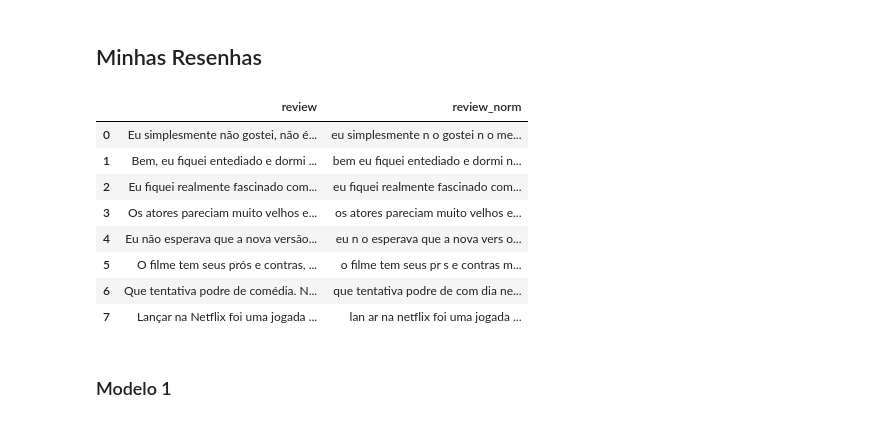
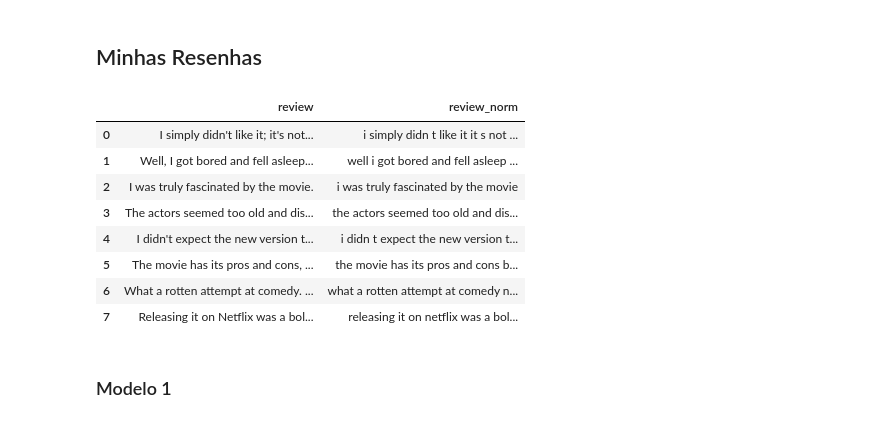
Before and after one commit to Angelaidt/Sprint-14-Film-Junky-Union, a Jupyter notebook: notebook_sprint_14.ipynb, the cells around one changed output. Drawn from its saved outputs; the diff is of its cells as text; code cells hidden in the pictures.

```diff
--- a/notebook_sprint_14.ipynb
+++ b/notebook_sprint_14.ipynb
@@ -645,33 +638,35 @@ ROC AUC     1.0  0.74
 [figure]
 # %% [markdown]
 ## Minhas Resenhas
-# %%
-# sinta-se à vontade para remover completamente essas resenhas e experimentar seus modelos nas suas próprias resenhas, as abaixo são apenas exemplos
-
-my_reviews = pd.DataFrame([
-    'Eu simplesmente não gostei, não é meu tipo de filme.',
-    'Bem, eu fiquei entediado e dormi no meio do filme.',
-    'Eu fiquei realmente fascinado com o filme',
-    'Os atores pareciam muito velhos e desinteressados, e mesmo assim foram pagos para participar do filme. Que roubo de dinheiro sem vergonha.',
-    'Eu não esperava que a nova versão fosse tão boa! Os escritores realmente se importaram com o material original',
-    'O filme tem seus prós e contras, mas eu sinto que em geral é um filme decente. Eu posso me imaginar indo assistir novamente.',
-    'Que tentativa podre de comédia. Nem uma única piada cai, todo mundo age de forma irritante e barulhenta, nem crianças não vão gostar disso!',
-    'Lançar na Netflix foi uma jogada corajosa e eu realmente aprecio ser capaz de assistir episódio após episódio, deste emocionante e inteligente novo drama.'
-], columns=['review'])
-
-my_reviews['review_norm'] = my_reviews['review'].apply(normalize_text)
-
-my_reviews
-# %% [output]
-|  | review | review_norm |
-| 0 | Eu simplesmente não gostei, não é... | eu simplesmente n o gostei n o me... |
-| 1 | Bem, eu fiquei entediado e dormi ... | bem eu fiquei entediado e dormi n... |
-| 2 | Eu fiquei realmente fascinado com... | eu fiquei realmente fascinado com... |
-| 3 | Os atores pareciam muito velhos e... | os atores pareciam muito velhos e... |
-| 4 | Eu não esperava que a nova versão... | eu n o esperava que a nova vers o... |
-| 5 | O filme tem seus prós e contras, ... | o filme tem seus pr s e contras m... |
-| 6 | Que tentativa podre de comédia. N... | que tentativa podre de com dia ne... |
-| 7 | Lançar na Netflix foi uma jogada ... | lan ar na netflix foi uma jogada ... |
+# %%
+# sinta-se à vontade para remover completamente essas resenhas e experimentar seus modelos nas suas próprias resenhas, as abaixo são apenas exemplos
+
+my_reviews = pd.DataFrame({
+    'review': [
+        "I simply didn't like it; it's not my kind of movie.",
+        "Well, I got bored and fell asleep in the middle of the movie.",
+        "I was truly fascinated by the movie.",
+        "The actors seemed too old and disinterested, and yet they were paid to be in the movie. What a shameless money grab.",
+        "I didn't expect the new version to be so good! The writers really cared about the original material.",
+        "The movie has its pros and cons, but I feel that overall it's a decent film. I can imagine myself going to watch it again.",
+        "What a rotten attempt at comedy. Not a single joke lands, everyone acts in an annoying and loud way, even kids won't like this!",
+        "Releasing it on Netflix was a bold move and I really appreciate being able to watch episode after episode of this exciting and intelligent new drama."
+    ]
+})
+
+my_reviews['review_norm'] = my_reviews['review'].apply(normalize_text)
+
+my_reviews
+# %% [output]
+|  | review | review_norm |
+| 0 | I simply didn't like it; it's not... | i simply didn t like it it s not ... |
+| 1 | Well, I got bored and fell asleep... | well i got bored and fell asleep ... |
+| 2 | I was truly fascinated by the movie. | i was truly fascinated by the movie |
+| 3 | The actors seemed too old and dis... | the actors seemed too old and dis... |
+| 4 | I didn't expect the new version t... | i didn t expect the new version t... |
+| 5 | The movie has its pros and cons, ... | the movie has its pros and cons b... |
+| 6 | What a rotten attempt at comedy. ... | what a rotten attempt at comedy n... |
+| 7 | Releasing it on Netflix was a bol... | releasing it on netflix was a bol... |
 # %% [markdown]
 ### Modelo 1
 # %%
```
Also changed, not shown: parts of 11 cells of this notebook.
